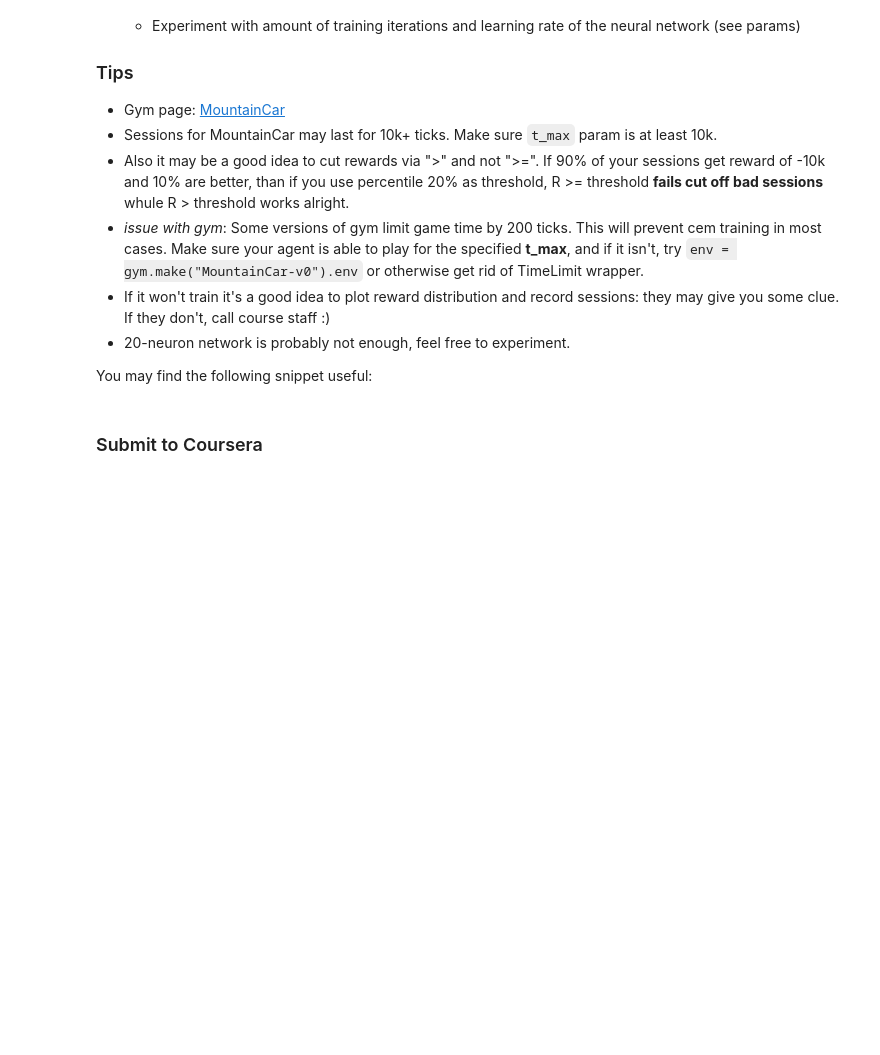
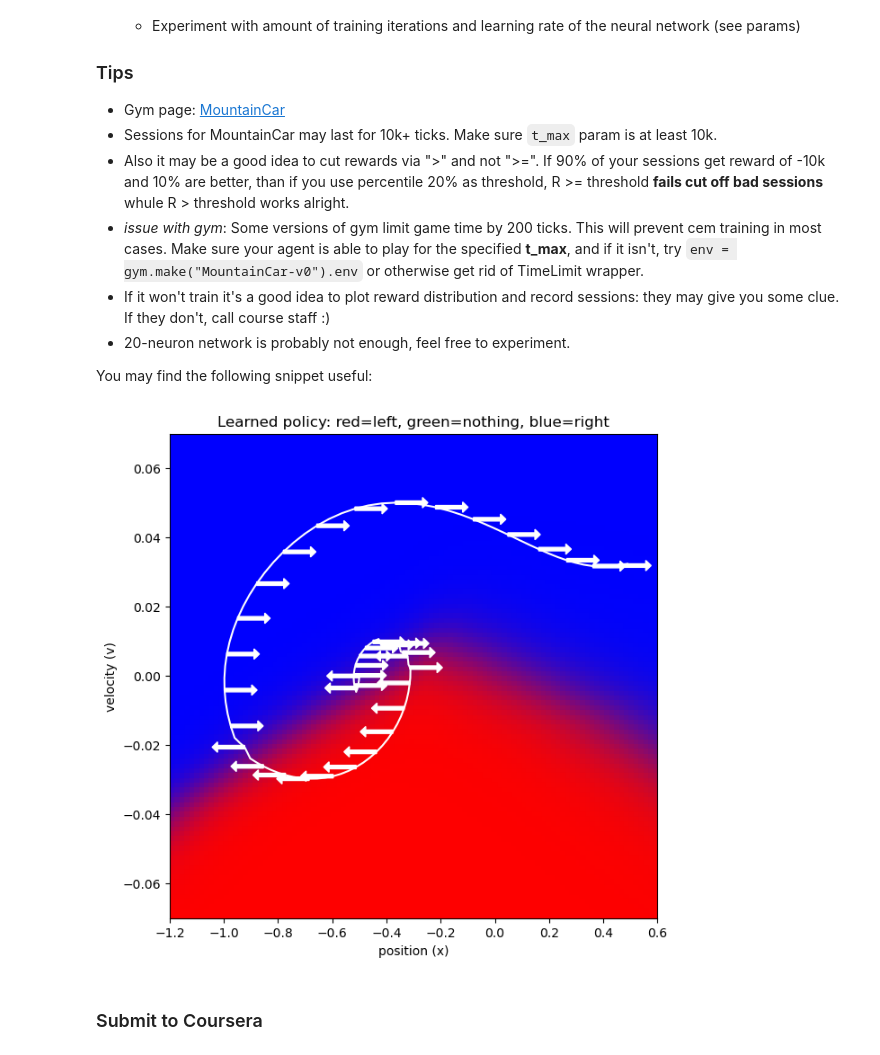
Before and after one commit to yandexdataschool/Practical_RL, a Jupyter notebook: week1_intro/deep_crossentropy_method.ipynb, the cells around one changed output. Saved outputs shown, nothing was run; the diff lists cells and outputs as text; code cells hidden in the pictures; blank space fills up the shorter version.

```diff
--- a/week1_intro/deep_crossentropy_method.ipynb
+++ b/week1_intro/deep_crossentropy_method.ipynb
@@ -68,7 +68,7 @@ def generate_session(env, agent, t_max=1000):
         # use agent to predict a vector of action probabilities for state :s:
         probs = <YOUR CODE>
 
-        assert probs.shape == (n_actions,), "make sure probabilities are a vector (hint: np.reshape)"
+        assert probs.shape == (env.action_space.n,), "make sure probabilities are a vector (hint: np.reshape)"
 
         # use the probabilities you predicted to pick an action
         # sample proportionally to the probabilities, don't just take the most likely action
@@ -217,17 +217,45 @@ See the tips section below, it's kinda important.
 * 20-neuron network is probably not enough, feel free to experiment.
 
 You may find the following snippet useful:
-# %%
-def visualize_mountain_car(env, agent):
-    xs = np.linspace(env.min_position, env.max_position, 100)
-    vs = np.linspace(-env.max_speed, env.max_speed, 100)
-    grid = np.dstack(np.meshgrid(xs, vs)).transpose(1, 0, 2)
-    grid_flat = grid.reshape(len(xs) * len(vs), 2)
-    probs = agent.predict_proba(grid_flat).reshape(len(xs), len(vs), 3)
-    return probs
-
-with gym.make('MountainCar-v0').env as env_vis:
-    plt.imshow(visualize_mountain_car(env_vis, agent))
+# %%
+def visualize_mountain_car(env, agent):
+    # Compute policy for all possible x and v (with discretization)
+    xs = np.linspace(env.min_position, env.max_position, 100)
+    vs = np.linspace(-env.max_speed, env.max_speed, 100)
+
+    grid = np.dstack(np.meshgrid(xs, vs[::-1])).transpose(1, 0, 2)
+    grid_flat = grid.reshape(len(xs) * len(vs), 2)
+    probs = agent.predict_proba(grid_flat).reshape(len(xs), len(vs), 3).transpose(1, 0, 2)
+
+    # # The above code is equivalent to the following:
+    # probs = np.empty((len(vs), len(xs), 3))
+    # for i, v in enumerate(vs[::-1]):
+    #     for j, x in enumerate(xs):
+    #         probs[i, j, :] = agent.predict_proba([[x, v]])[0]
+
+    # Draw policy
+    f, ax = plt.subplots(figsize=(7, 7))
+    ax.imshow(probs, extent=(env.min_position, env.max_position, -env.max_speed, env.max_speed), aspect='auto')
+    ax.set_title('Learned policy: red=left, green=nothing, blue=right')
+    ax.set_xlabel('position (x)')
+    ax.set_ylabel('velocity (v)')
+
+    # Sample a trajectory and draw it
+    states, actions, _ = generate_session(env, agent)
+    states = np.array(states)
+    ax.plot(states[:, 0], states[:, 1], color='white')
+
+    # Draw every 3rd action from the trajectory
+    for (x, v), a in zip(states[::3], actions[::3]):
+        if a == 0:
+            plt.arrow(x, v, -0.1, 0, color='white', head_length=0.02)
+        elif a == 2:
+            plt.arrow(x, v, 0.1, 0, color='white', head_length=0.02)
+
+with gym.make('MountainCar-v0').env as env:
+    visualize_mountain_car(env, agent_mountain_car)
+# %% [output]
+[figure, added]
 # %%
 # Implement generate_session_mountain_car(), training loop, etc.
 
```
Also changed, not shown: parts of 1 cell of this notebook, 21 other files.
